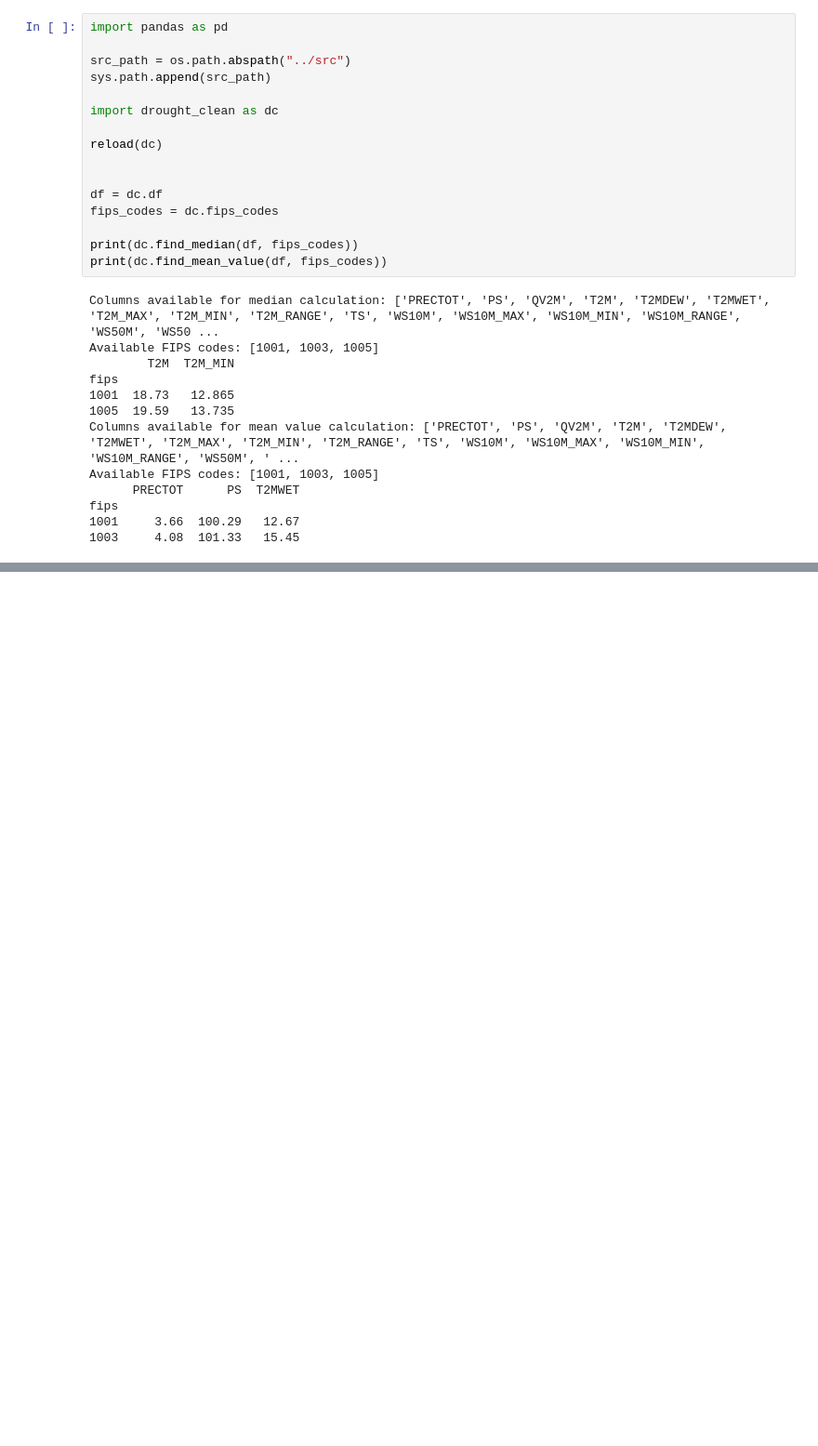
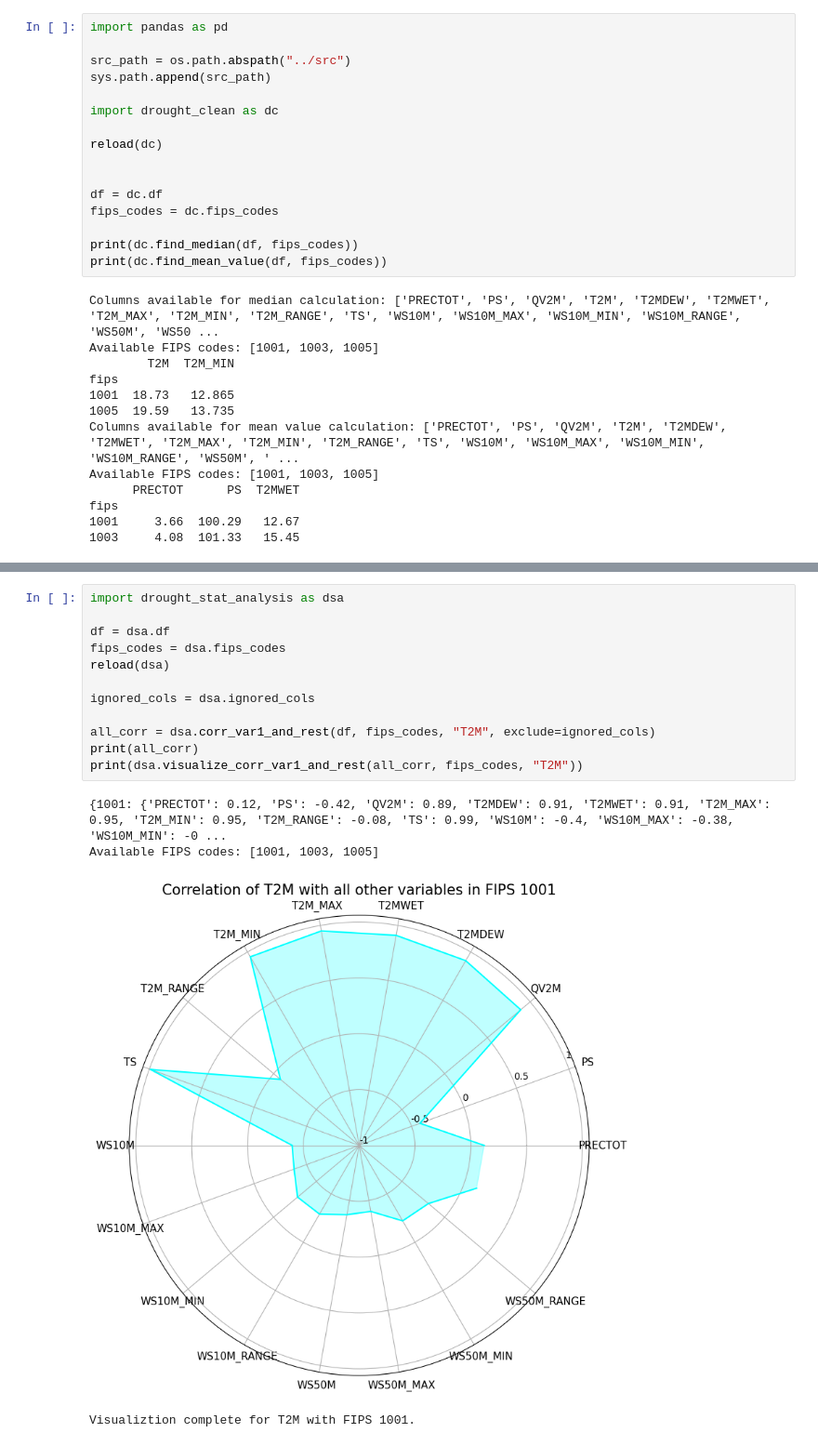
Before and after one commit to OliverMyhr/Ramsey, a Jupyter notebook: proj_environment/notebooks/drought.ipynb, the cells around one changed output, grey strips where cells are left out. Shown at 93% size. Drawn from its saved outputs; the diff is of its cells as text; blank space fills up the shorter version.

```diff
--- a/proj_environment/notebooks/drought.ipynb
+++ b/proj_environment/notebooks/drought.ipynb
@@ -130,0 +128,17 @@ Done with analysis for WS10M and PRECTOT.
+# %%
+import drought_stat_analysis as dsa
+
+df = dsa.df
+fips_codes = dsa.fips_codes
+reload(dsa)
+
+ignored_cols = dsa.ignored_cols
+
+all_corr = dsa.corr_var1_and_rest(df, fips_codes, "T2M", exclude=ignored_cols)
+print(all_corr)
+print(dsa.visualize_corr_var1_and_rest(all_corr, fips_codes, "T2M"))
+# %% [output]
+{1001: {'PRECTOT': 0.12, 'PS': -0.42, 'QV2M': 0.89, 'T2MDEW': 0.91, 'T2MWET': 0.91, 'T2M_MAX': 0.95, 'T2M_MIN': 0.95, 'T2M_RANGE': -0.08, 'TS': 0.99, 'WS10M': -0.4, 'WS10M_MAX': -0.38, 'WS10M_MIN': -0 ...
+Available FIPS codes: [1001, 1003, 1005]
+[figure, added]
+Visualiztion complete for T2M with FIPS 1001.
```
Also changed, not shown: parts of 1 cell of this notebook, 1 other file.
